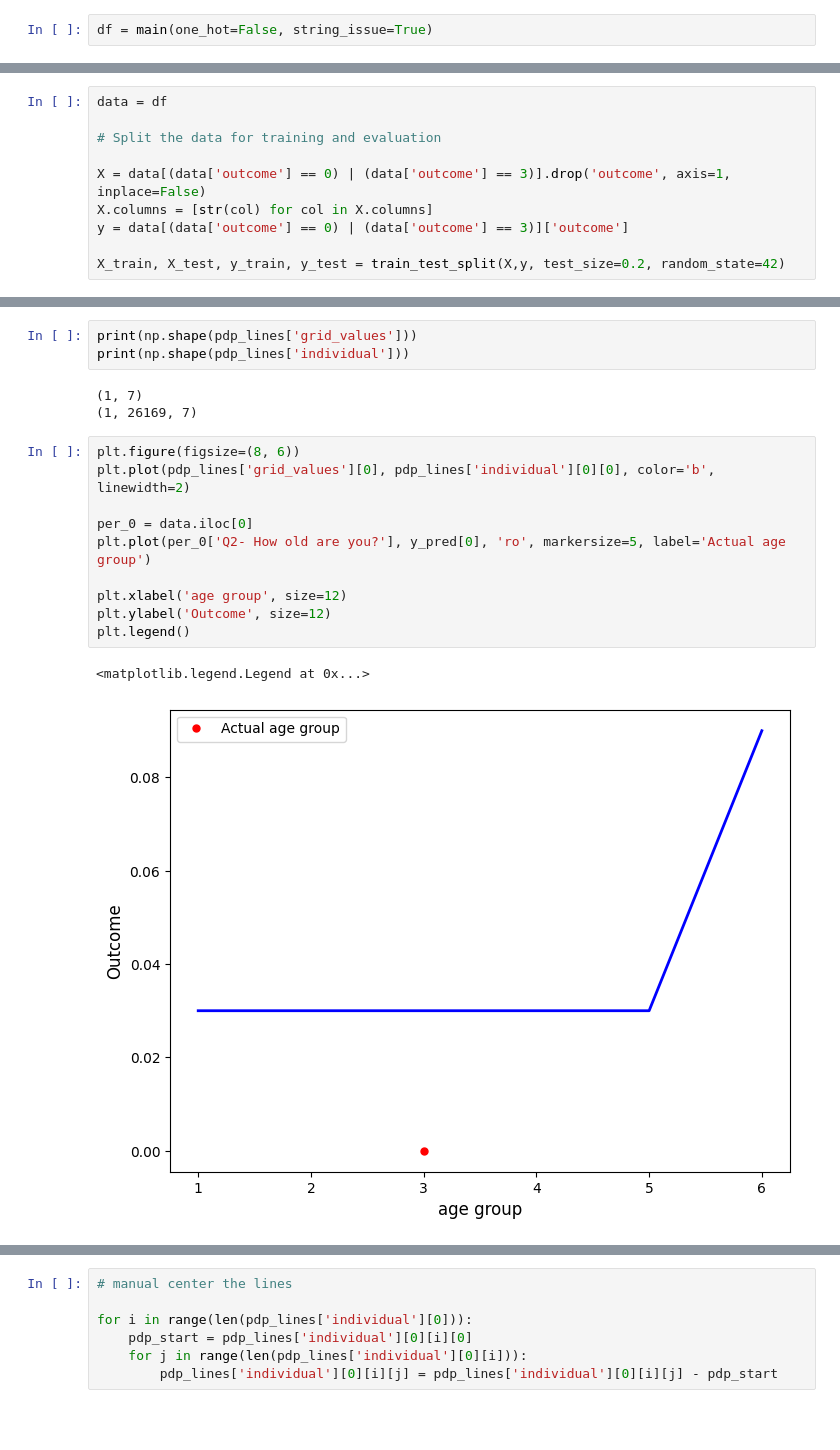
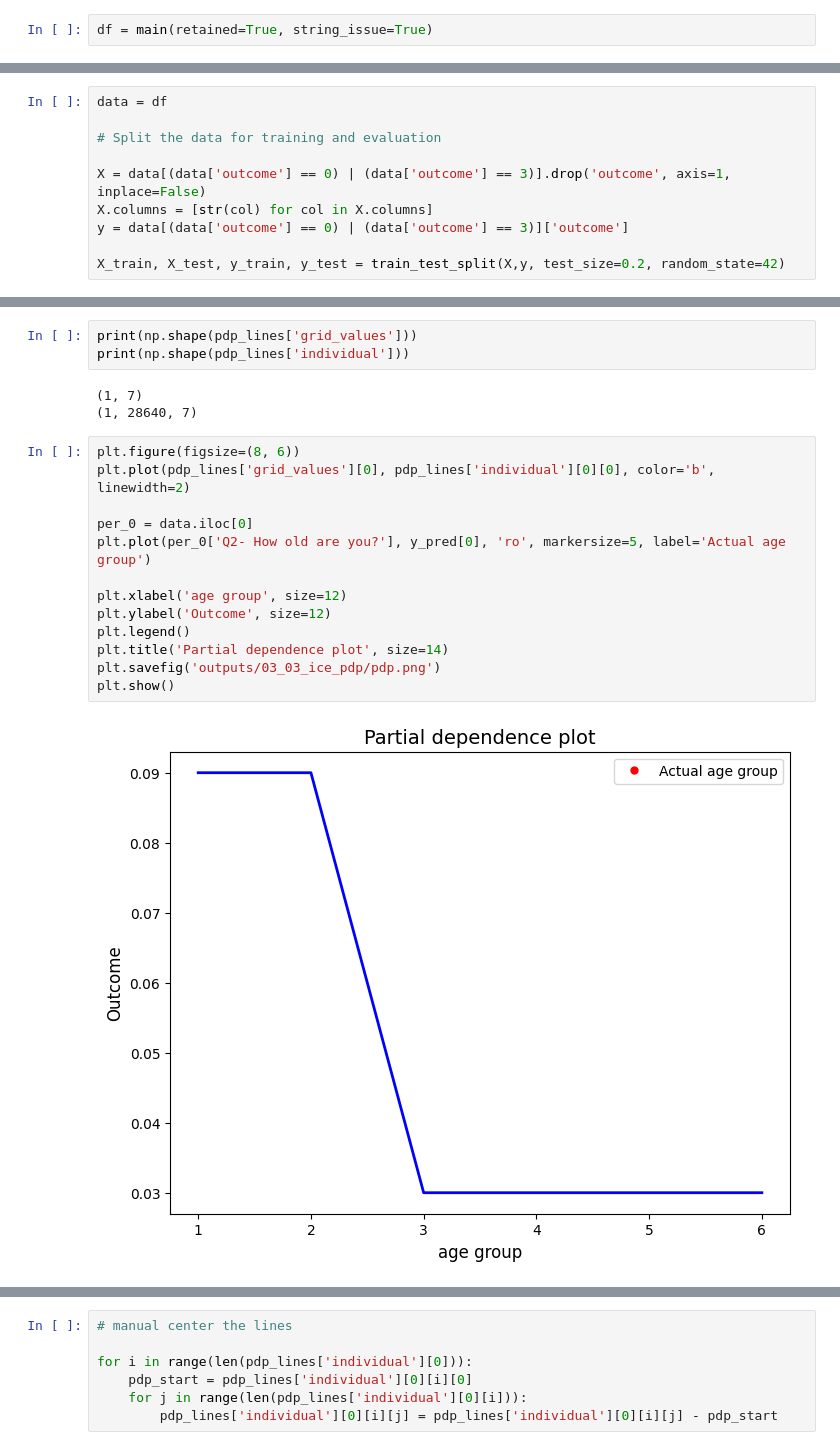
Before and after one commit to dilancroos/sl_predictors_xai, a Jupyter notebook: 03_03_ice_pdp.ipynb, the cells around one changed output, grey strips where cells are left out. Drawn from its saved outputs; the diff is of its cells as text; blank space fills up the shorter version.

Commit message:
Mod: outputs for No SL vs LSL

```diff
--- a/03_03_ice_pdp.ipynb
+++ b/03_03_ice_pdp.ipynb
@@ -25,5 +25,5 @@ pd.set_option('display.max_columns', None)
 # %% [markdown]
 ### Load (Processed) Data
 # %%
-df = main(one_hot=False, string_issue=True)
+df = main(retained=True, string_issue=True)
 # %% [output]
@@ -131,20 +133,22 @@ print(np.shape(pdp_lines['grid_values']))
 print(np.shape(pdp_lines['individual']))
 # %% [output]
 (1, 7)
-(1, 26169, 7)
+(1, 28640, 7)
 # %%
 plt.figure(figsize=(8, 6))
 plt.plot(pdp_lines['grid_values'][0], pdp_lines['individual'][0][0], color='b', linewidth=2)
 
 per_0 = data.iloc[0]
 plt.plot(per_0['Q2- How old are you?'], y_pred[0], 'ro', markersize=5, label='Actual age group')
 
 plt.xlabel('age group', size=12)
 plt.ylabel('Outcome', size=12)
 plt.legend()
+plt.title('Partial dependence plot', size=14)
+plt.savefig('outputs/03_03_ice_pdp/pdp.png')
+plt.show()
 # %% [output]
-<matplotlib.legend.Legend at 0x...>
-[figure, old version]
+[figure, new version]
 # %%
 # ICE plot
 
```
Also changed, not shown: parts of 9 cells of this notebook, 6 other files.
